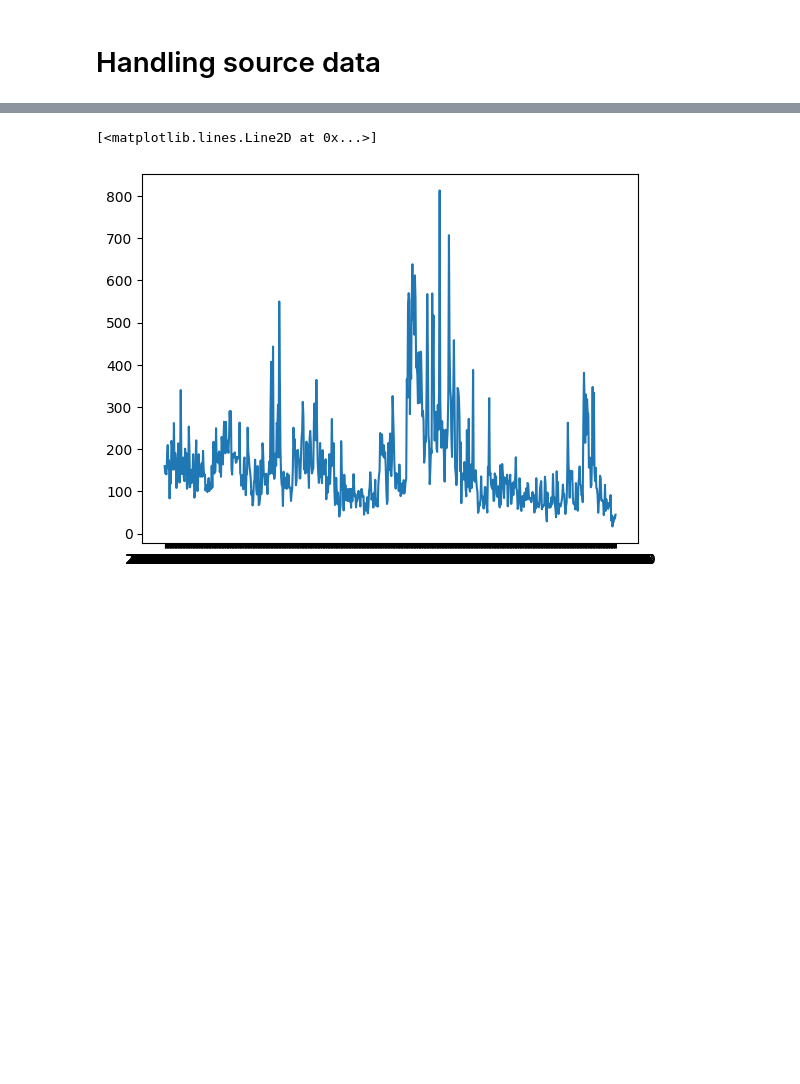
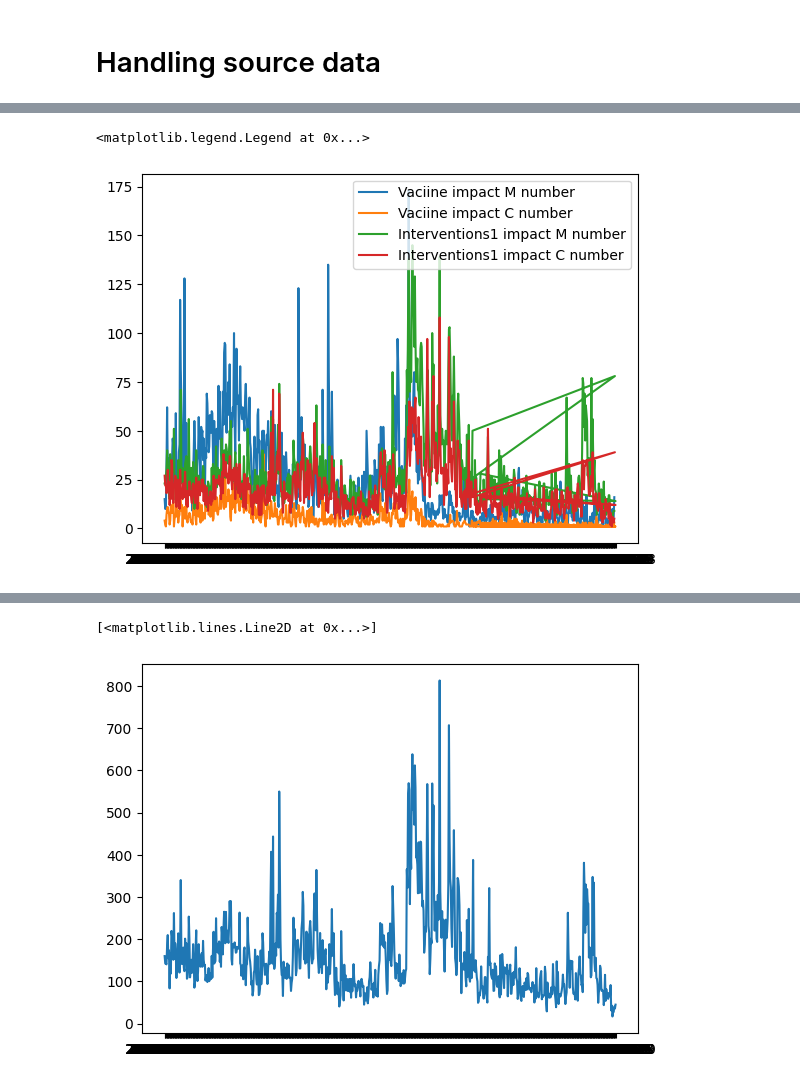
Before and after one commit to Song921012/CognitiveModel.jl, a Jupyter notebook: dataprocess.ipynb, the cells around one changed output, grey strips where cells are left out. Drawn from its saved outputs; the diff is of its cells as text; code cells hidden in the pictures; blank space fills up the shorter version.

```diff
--- a/dataprocess.ipynb
+++ b/dataprocess.ipynb
@@ -9,0 +57,9 @@ def getseries(url,column):
+# %%
+plt.plot(numberbert_vaccine1_M, label="Vaciine impact M number")
+plt.plot(numberbert_vaccine1_C, label="Vaciine impact C number")
+plt.plot(numberbert_interventions1_M, label="Interventions1 impact M number")
+plt.plot(numberbert_interventions1_C, label="Interventions1 impact C number")
+plt.legend()
+# %% [output]
+<matplotlib.legend.Legend at 0x...>
+[figure, added]
```
Also changed, not shown: parts of 22 cells of this notebook, 1 other file.
